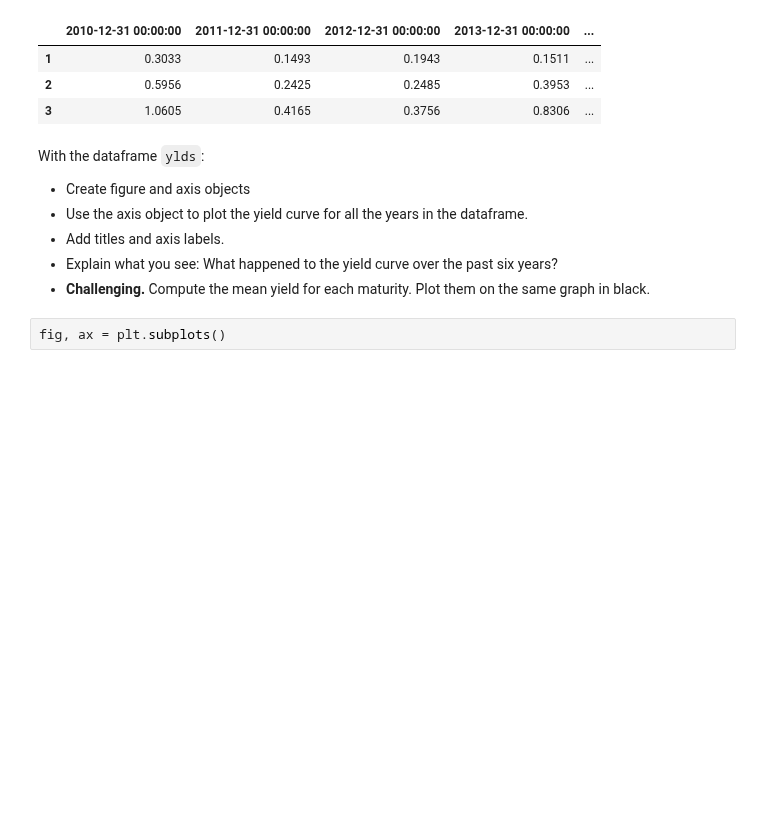
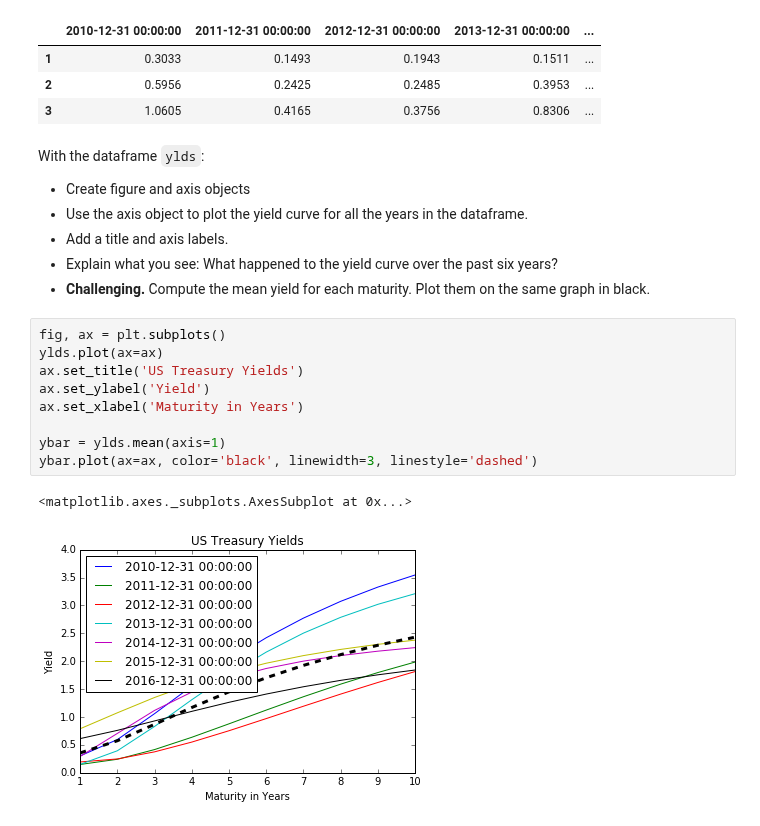
Before and after one commit to DaveBackus/Data_Bootcamp, a Jupyter notebook: Code/IPython/bootcamp_practice_a_answerkey.ipynb, the cells around one changed output. Cells and saved outputs as stored; diff of their text form; blank space fills up the shorter version.

```diff
--- a/Code/IPython/bootcamp_practice_a_answerkey.ipynb
+++ b/Code/IPython/bootcamp_practice_a_answerkey.ipynb
@@ -309,8 +312,18 @@ With the dataframe `ylds`:
 
 * Create figure and axis objects
 * Use the axis object to plot the yield curve for all the years in the dataframe.
-* Add titles and axis labels.
+* Add a title and axis labels.
 * Explain what you see:  What happened to the yield curve over the past six years?
 * **Challenging.**  Compute the mean yield for each maturity.  Plot them on the same graph in black.
-# %%
-fig, ax = plt.subplots()
+# %%
+fig, ax = plt.subplots()
+ylds.plot(ax=ax)
+ax.set_title('US Treasury Yields')
+ax.set_ylabel('Yield')
+ax.set_xlabel('Maturity in Years')
+
+ybar = ylds.mean(axis=1)
+ybar.plot(ax=ax, color='black', linewidth=3, linestyle='dashed')
+# %% [output]
+<matplotlib.axes._subplots.AxesSubplot at 0x...>
+[figure, added]
```
Also changed, not shown: parts of 5 cells of this notebook.
